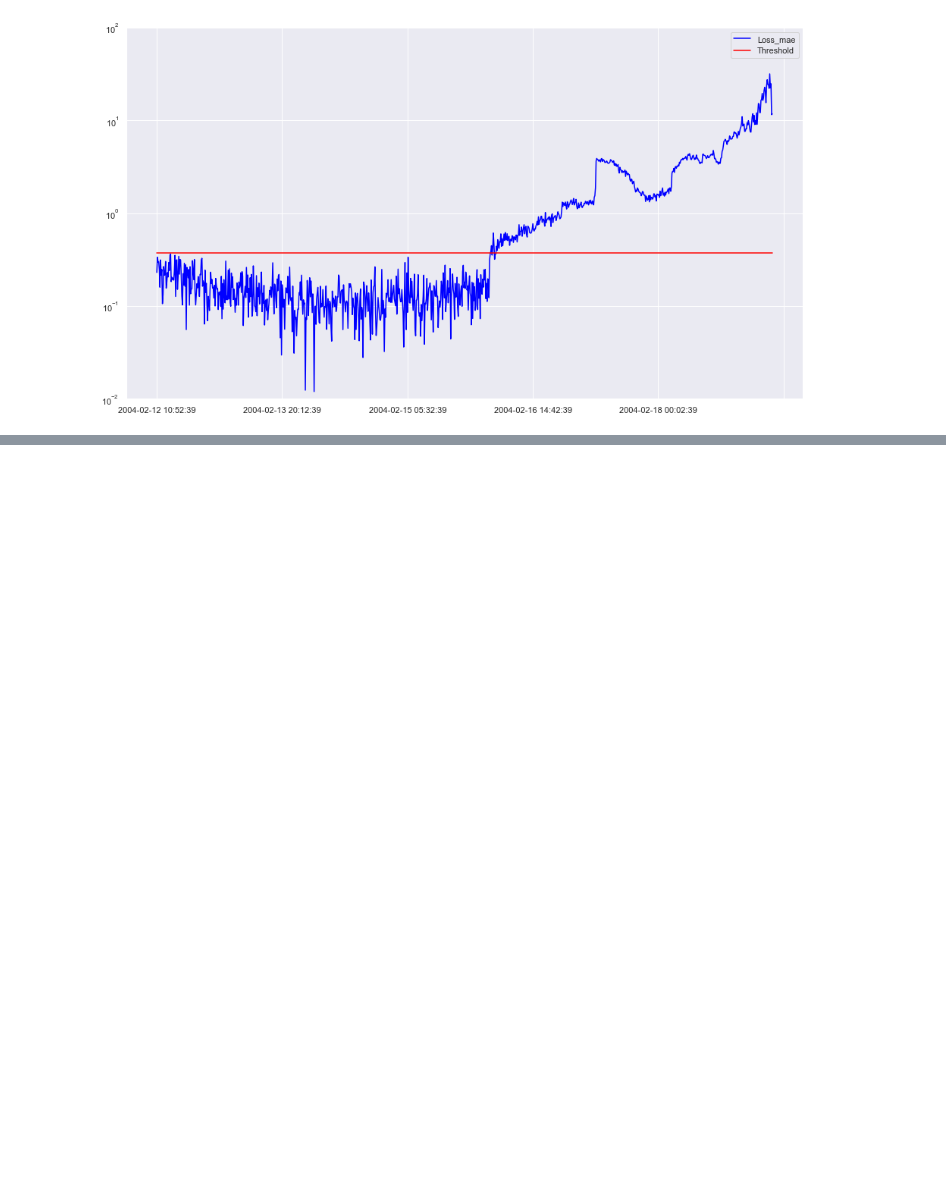
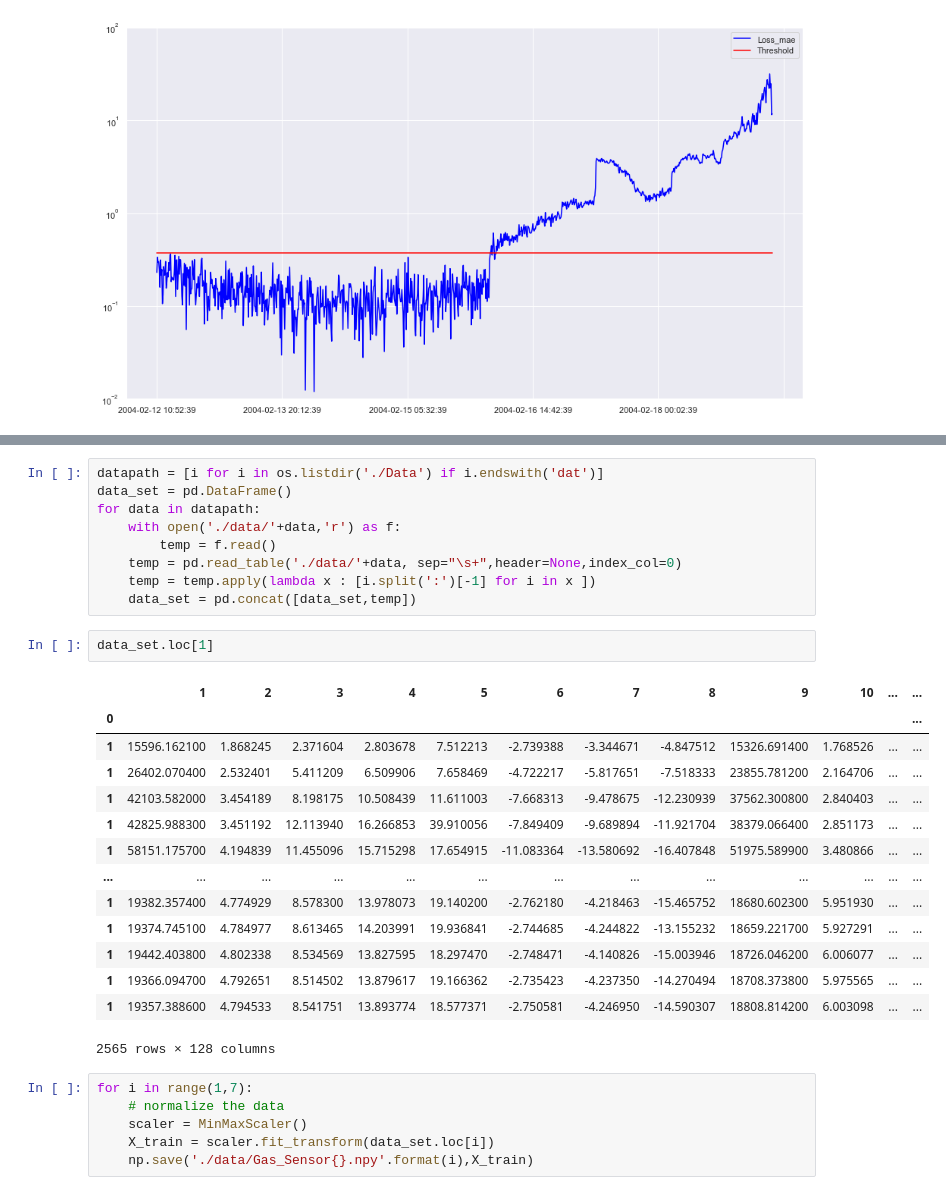
Before and after one commit to forallx94/Sequential_Anomaly_detecion, a Jupyter notebook: Sensor Anomaly Detection.ipynb, the cells around one changed output, grey strips where cells are left out. Cells and saved outputs as stored; diff of their text form; blank space fills up the shorter version.

Commit message:
Add | Gas Sensor Dataset add

```diff
--- a/Sensor Anomaly Detection.ipynb
+++ b/Sensor Anomaly Detection.ipynb
@@ -678,0 +682,32 @@ scored.plot(logy=True,  figsize=(16,9), ylim=[1e-2,1e2], color=['blue','red'])
+# %%
+datapath = [i for i in os.listdir('./Data') if i.endswith('dat')]
+data_set = pd.DataFrame()
+for data in datapath:
+    with open('./data/'+data,'r') as f:
+        temp = f.read()
+    temp = pd.read_table('./data/'+data, sep="\s+",header=None,index_col=0)
+    temp = temp.apply(lambda x : [i.split(':')[-1] for i in x ])
+    data_set = pd.concat([data_set,temp])
+# %%
+data_set.loc[1]
+# %% [output]
+|  | 1 | 2 | 3 | 4 | 5 | 6 | 7 | 8 | 9 | 10 | ... | ... |
+| 0 |  |  |  |  |  |  |  |  |  |  |  | ... |
+| 1 | 15596.162100 | 1.868245 | 2.371604 | 2.803678 | 7.512213 | -2.739388 | -3.344671 | -4.847512 | 15326.691400 | 1.768526 | ... | ... |
+| 1 | 26402.070400 | 2.532401 | 5.411209 | 6.509906 | 7.658469 | -4.722217 | -5.817651 | -7.518333 | 23855.781200 | 2.164706 | ... | ... |
+| 1 | 42103.582000 | 3.454189 | 8.198175 | 10.508439 | 11.611003 | -7.668313 | -9.478675 | -12.230939 | 37562.300800 | 2.840403 | ... | ... |
+| 1 | 42825.988300 | 3.451192 | 12.113940 | 16.266853 | 39.910056 | -7.849409 | -9.689894 | -11.921704 | 38379.066400 | 2.851173 | ... | ... |
+| 1 | 58151.175700 | 4.194839 | 11.455096 | 15.715298 | 17.654915 | -11.083364 | -13.580692 | -16.407848 | 51975.589900 | 3.480866 | ... | ... |
+| ... | ... | ... | ... | ... | ... | ... | ... | ... | ... | ... | ... | ... |
+| 1 | 19382.357400 | 4.774929 | 8.578300 | 13.978073 | 19.140200 | -2.762180 | -4.218463 | -15.465752 | 18680.602300 | 5.951930 | ... | ... |
+| 1 | 19374.745100 | 4.784977 | 8.613465 | 14.203991 | 19.936841 | -2.744685 | -4.244822 | -13.155232 | 18659.221700 | 5.927291 | ... | ... |
+| 1 | 19442.403800 | 4.802338 | 8.534569 | 13.827595 | 18.297470 | -2.748471 | -4.140826 | -15.003946 | 18726.046200 | 6.006077 | ... | ... |
+| 1 | 19366.094700 | 4.792651 | 8.514502 | 13.879617 | 19.166362 | -2.735423 | -4.237350 | -14.270494 | 18708.373800 | 5.975565 | ... | ... |
+| 1 | 19357.388600 | 4.794533 | 8.541751 | 13.893774 | 18.577371 | -2.750581 | -4.246950 | -14.590307 | 18808.814200 | 6.003098 | ... | ... |
+2565 rows × 128 columns
+# %%
+for i in range(1,7):
+    # normalize the data
+    scaler = MinMaxScaler()
+    X_train = scaler.fit_transform(data_set.loc[i])
+    np.save('./data/Gas_Sensor{}.npy'.format(i),X_train)
```
Also changed, not shown: parts of 1 cell of this notebook, 18 other files.
